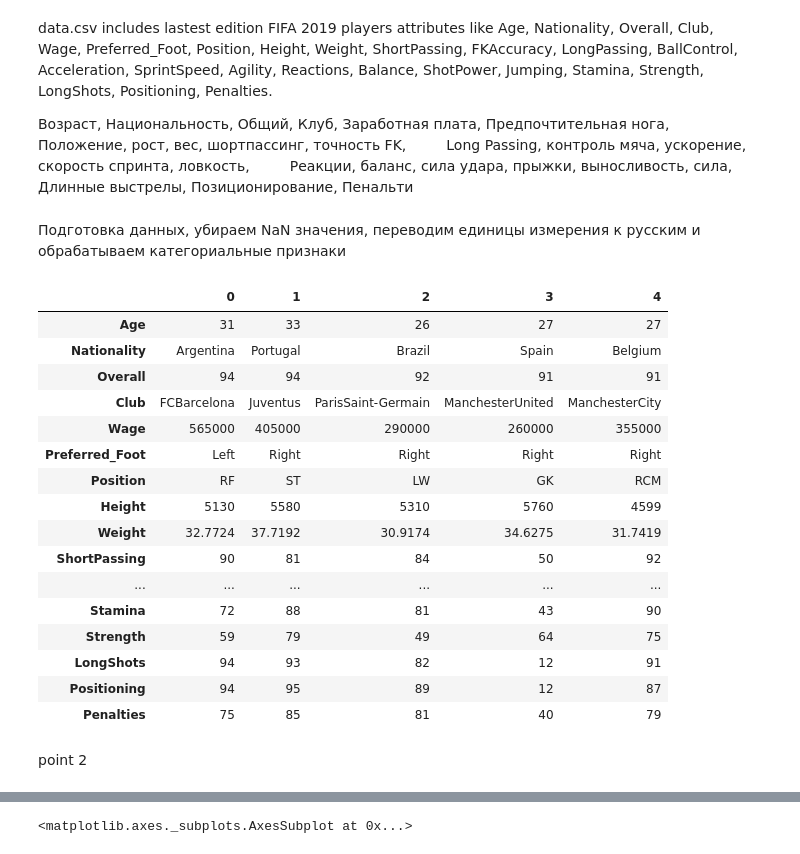
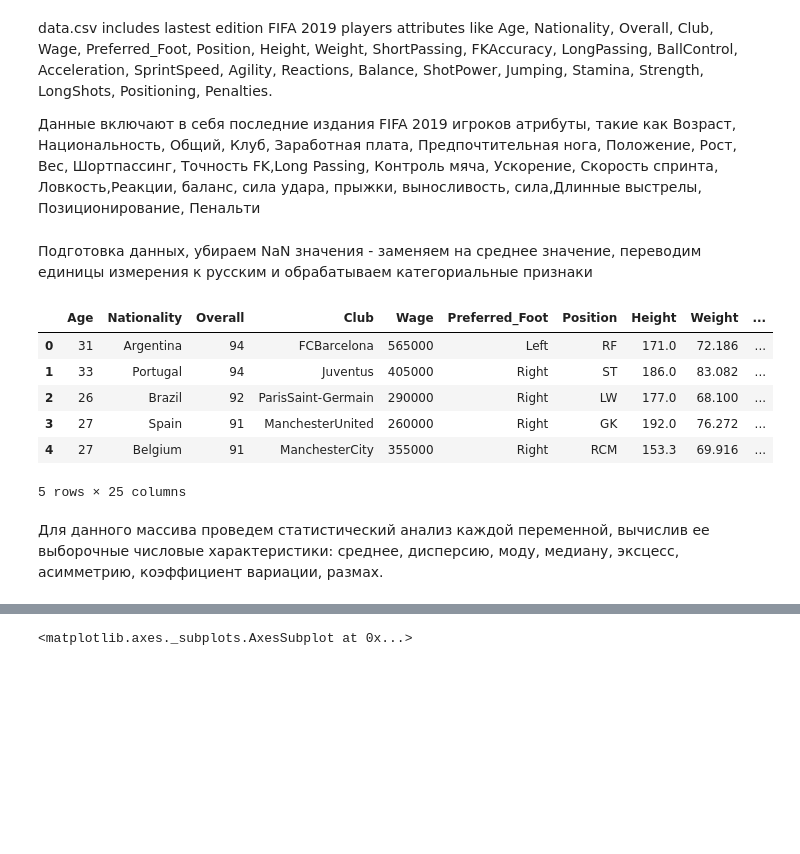
Before and after one commit to ryazadd/Forecasting, a Jupyter notebook: Practicum1.ipynb, the cells around one changed output, grey strips where cells are left out. Saved outputs shown, nothing was run; the diff lists cells and outputs as text; code cells hidden in the pictures; blank space fills up the shorter version.

```diff
--- a/Practicum1.ipynb
+++ b/Practicum1.ipynb
@@ -29,11 +29,7 @@ from scipy import stats
 data.csv includes lastest edition FIFA 2019 players attributes like Age, Nationality, Overall, Club,
 Wage, Preferred_Foot, Position, Height, Weight, ShortPassing, FKAccuracy, LongPassing, BallControl, Acceleration, SprintSpeed, Agility, Reactions, Balance, ShotPower, Jumping, Stamina, Strength, LongShots, Positioning, Penalties.
 
-Возраст, Национальность, Общий, Клуб, Заработная плата, Предпочтительная нога,
-        Положение, рост, вес, шортпассинг, точность FK,
-        Long Passing, контроль мяча, ускорение, скорость спринта, ловкость,
-        Реакции, баланс, сила удара, прыжки, выносливость, сила,
-        Длинные выстрелы, Позиционирование, Пенальти
+Данные включают в себя последние издания FIFA 2019 игроков атрибуты, такие как Возраст, Национальность, Общий, Клуб, Заработная плата, Предпочтительная нога, Положение, Рост, Вес, Шортпассинг, Точность FK,Long Passing, Контроль мяча, Ускорение, Скорость спринта, Ловкость,Реакции, баланс, сила удара, прыжки, выносливость, сила,Длинные выстрелы, Позиционирование, Пенальти
 # %%
 master_data=pd.read_csv('data.csv')
 master_data.head()
@@ -44,7 +40,7 @@ master_data.rename(columns = {'PreferredFoot':'Preferred_Foot'
 master_data.fillna(master_data.mean(), inplace=True)
 #
 # %% [markdown]
-Подготовка данных, убираем NaN значения, переводим единицы измерения к русским и обрабатываем категориальные признаки
+Подготовка данных, убираем NaN значения - заменяем на среднее значение, переводим единицы измерения к русским и обрабатываем категориальные признаки
 # %%
 master_data['Wage'] = master_data.Wage.str.replace('€','')
 master_data['Wage'] = master_data.Wage.str.replace('K','000')
@@ -62,25 +57,15 @@ master_data['Height'] = master_data.Height*30
 # %%
-master_data.head().T
+master_data.head()
 # %% [output]
-|  | 0 | 1 | 2 | 3 | 4 |
-| Age | 31 | 33 | 26 | 27 | 27 |
-| Nationality | Argentina | Portugal | Brazil | Spain | Belgium |
-| Overall | 94 | 94 | 92 | 91 | 91 |
-| Club | FCBarcelona | Juventus | ParisSaint-Germain | ManchesterUnited | ManchesterCity |
-| Wage | 565000 | 405000 | 290000 | 260000 | 355000 |
-| Preferred_Foot | Left | Right | Right | Right | Right |
-| Position | RF | ST | LW | GK | RCM |
-| Height | 5130 | 5580 | 5310 | 5760 | 4599 |
-| Weight | 32.7724 | 37.7192 | 30.9174 | 34.6275 | 31.7419 |
-| ShortPassing | 90 | 81 | 84 | 50 | 92 |
-| ... | ... | ... | ... | ... | ... |
-| Stamina | 72 | 88 | 81 | 43 | 90 |
-| Strength | 59 | 79 | 49 | 64 | 75 |
-| LongShots | 94 | 93 | 82 | 12 | 91 |
-| Positioning | 94 | 95 | 89 | 12 | 87 |
-| Penalties | 75 | 85 | 81 | 40 | 79 |
+|  | Age | Nationality | Overall | Club | Wage | Preferred_Foot | Position | Height | Weight | ... |
+| 0 | 31 | Argentina | 94 | FCBarcelona | 565000 | Left | RF | 171.0 | 72.186 | ... |
+| 1 | 33 | Portugal | 94 | Juventus | 405000 | Right | ST | 186.0 | 83.082 | ... |
+| 2 | 26 | Brazil | 92 | ParisSaint-Germain | 290000 | Right | LW | 177.0 | 68.100 | ... |
+| 3 | 27 | Spain | 91 | ManchesterUnited | 260000 | Right | GK | 192.0 | 76.272 | ... |
+| 4 | 27 | Belgium | 91 | ManchesterCity | 355000 | Right | RCM | 153.3 | 69.916 | ... |
+5 rows × 25 columns
-# %% [markdown]
-point 2
+# %% [markdown]
+Для данного массива проведем статистический анализ каждой переменной, вычислив ее выборочные числовые характеристики: среднее, дисперсию, моду, медиану, эксцесс, асимметрию, коэффициент вариации, размах.
 # %%
 cols = ['Mean', 'Mode', 'Median', 'Variance', 'Skew', 'Kurtosis', 'Range', 'Std', 'k variation']
 temp= []
```
Also changed, not shown: parts of 23 cells of this notebook.
